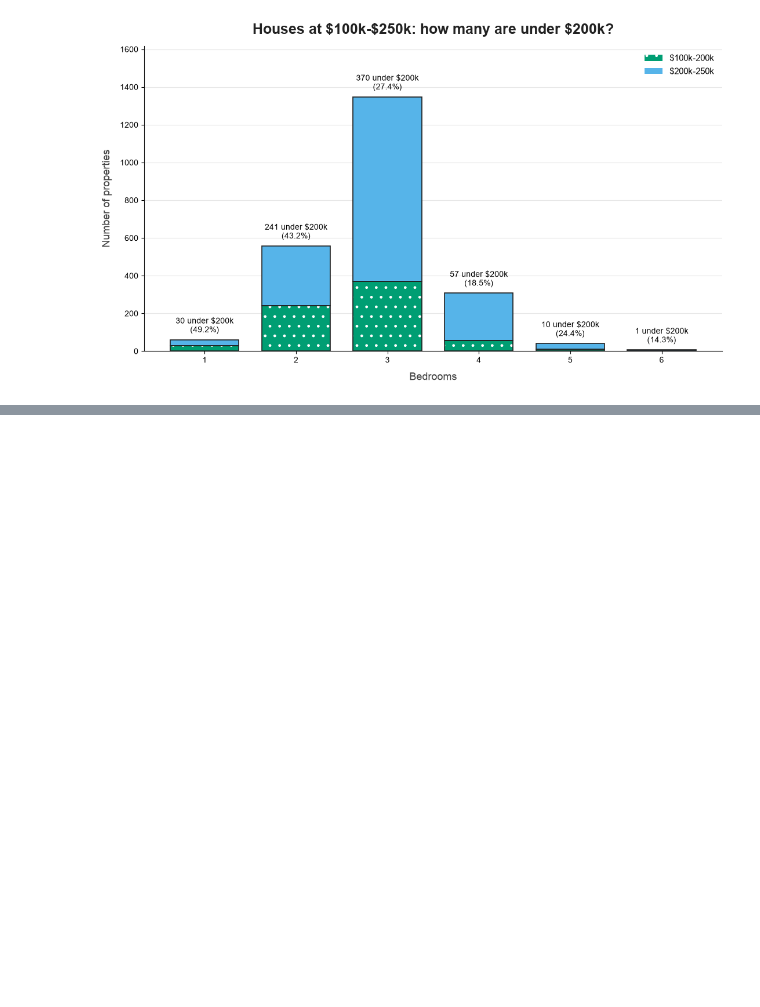
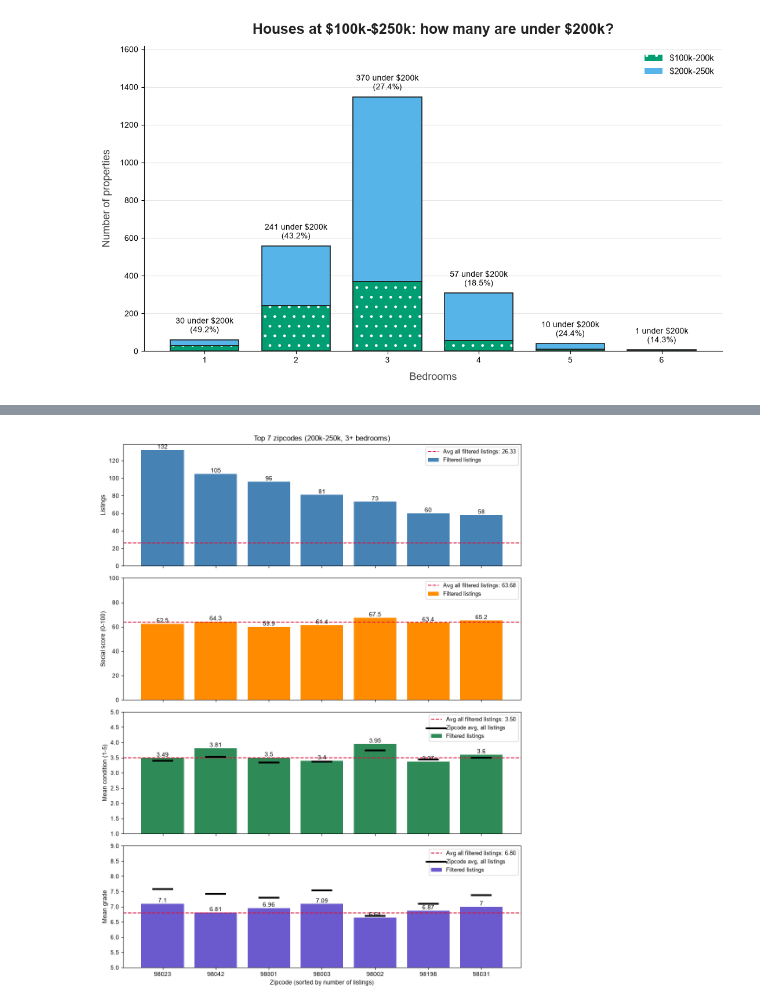
Before and after one commit to Prndxt/eda_project, a Jupyter notebook: 04_eda.ipynb, the cells around one changed output, grey strips where cells are left out. Saved outputs shown, nothing was run; the diff lists cells and outputs as text; code cells hidden in the pictures; blank space fills up the shorter version.

```diff
--- a/04_eda.ipynb
+++ b/04_eda.ipynb
@@ -244,0 +310,90 @@ plt.show()
+# %%
+import numpy as np
+import pandas as pd
+import matplotlib.pyplot as plt
+
+df = pd.read_csv("cleandataset.csv")
+
+MIN_BEDROOMS = 3   # bedroom filter
+TOP_N = 7          # number of zipcodes to keep
+
+# Social score per zipcode (same definition as 05_data_review), computed on ALL data
+zip_lot = df.assign(log_lot15=np.log(df["sqft_lot15"])).groupby("zipcode")["log_lot15"].median()
+social_score = (100 * (zip_lot.max() - zip_lot) / (zip_lot.max() - zip_lot.min())).round(1)
+
+# Filter, attach each listing's zipcode social score
+df_f = df[df["price"].between(200_000, 250_000) & (df["bedrooms"] >= MIN_BEDROOMS)].copy()
+df_f["social_score"] = df_f["zipcode"].map(social_score)
+
+# Keep the TOP_N zipcodes with the most listings
+top_zips = df_f["zipcode"].value_counts().head(TOP_N).index
+
+summary = (
+    df_f[df_f["zipcode"].isin(top_zips)]
+    .groupby("zipcode")
+    .agg(
+        n_listings=("price", "size"),
+        social_score=("social_score", "first"),
+        mean_condition=("condition", "mean"),
+        mean_grade=("grade", "mean"),
+    )
+    .round(2)
+    .reindex(top_zips)  # keep order: most listings first
+)
+
+# Per-zipcode averages over ALL listings (no price / bedroom filter)
+zip_all = (
+    df[df["zipcode"].isin(top_zips)]
+    .groupby("zipcode")
+    .agg(mean_condition=("condition", "mean"), mean_grade=("grade", "mean"))
+    .round(2)
+    .reindex(top_zips)
+)
+summary["condition_all_zip"] = zip_all["mean_condition"]
+summary["grade_all_zip"] = zip_all["mean_grade"]
+print(summary)
+
+# Averages across ALL filtered listings (every zipcode)
+overall = {
+    "n_listings":     df_f["zipcode"].value_counts().mean(),  # avg listings per zipcode
+    "social_score":   df_f["social_score"].mean(),
+    "mean_condition": df_f["condition"].mean(),
+    "mean_grade":     df_f["grade"].mean(),
+}
+
+# Plot: one panel per measure
+labels = summary.index.astype(str)
+panels = [
+    ("n_listings",     "Listings",              "steelblue",  None),
+    ("social_score",   "Social score (0-100)",  "darkorange", (0, 100)),
+    ("mean_condition", "Mean condition (1-5)",  "seagreen",   (1, 5)),
+    ("mean_grade",     "Mean grade",            "slateblue",  (5, 9)),
+]
+zip_all_cols = {"mean_condition": "condition_all_zip", "mean_grade": "grade_all_zip"}
+
+fig, axes = plt.subplots(len(panels), 1, figsize=(10, 13), sharex=True)
+for ax, (col, ylabel, color, ylim) in zip(axes, panels):
+    bars = ax.bar(labels, summary[col], color=color, label="Filtered listings")
+    for bar, v in zip(bars, summary[col]):
+        ax.text(bar.get_x() + bar.get_width() / 2, v, f"{v:g}", ha="center", va="bottom")
+
+    # Dashed line: average across all filtered listings
+    ax.axhline(overall[col], color="crimson", linestyle="--", linewidth=1.5,
+               label=f"Avg all filtered listings: {overall[col]:.2f}")
+
+    # Black tick per zipcode: average of ALL listings in that zipcode
+    if col in zip_all_cols:
+        ax.scatter(labels, summary[zip_all_cols[col]], marker="_", s=1200,
+                   linewidths=3, color="black", zorder=3,
+                   label="Zipcode avg, all listings")
+
+    ax.legend(loc="upper right", fontsize=9)
+    ax.set_ylabel(ylabel)
+    if ylim:
+        ax.set_ylim(*ylim)
+
+axes[0].set_title(f"Top {TOP_N} zipcodes (200k-250k, {MIN_BEDROOMS}+ bedrooms)")
+axes[-1].set_xlabel("Zipcode (sorted by number of listings)")
+plt.tight_layout()
+plt.show()
+# %% [output]
@@ -244,0 +419 @@ plt.show()
+[figure, added]
```
Also changed, not shown: parts of 4 cells of this notebook.
